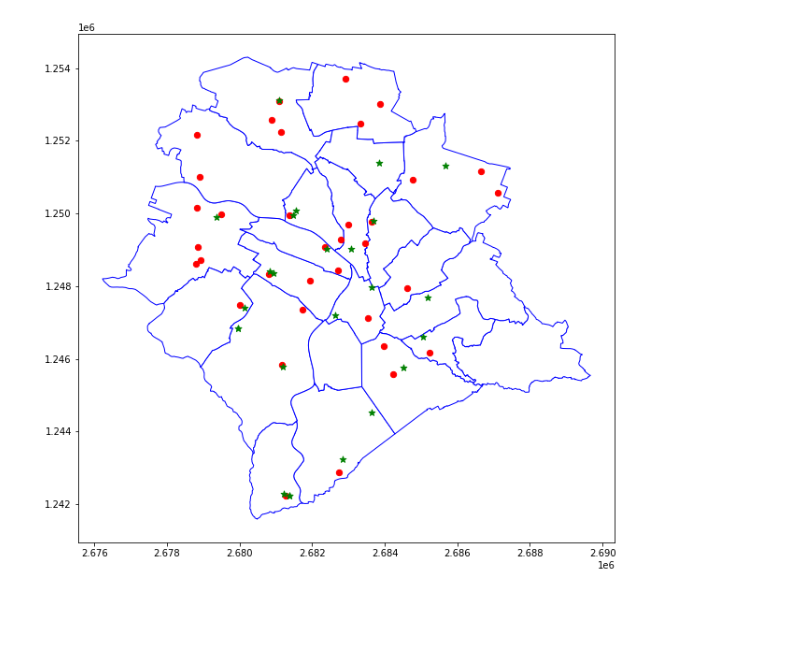
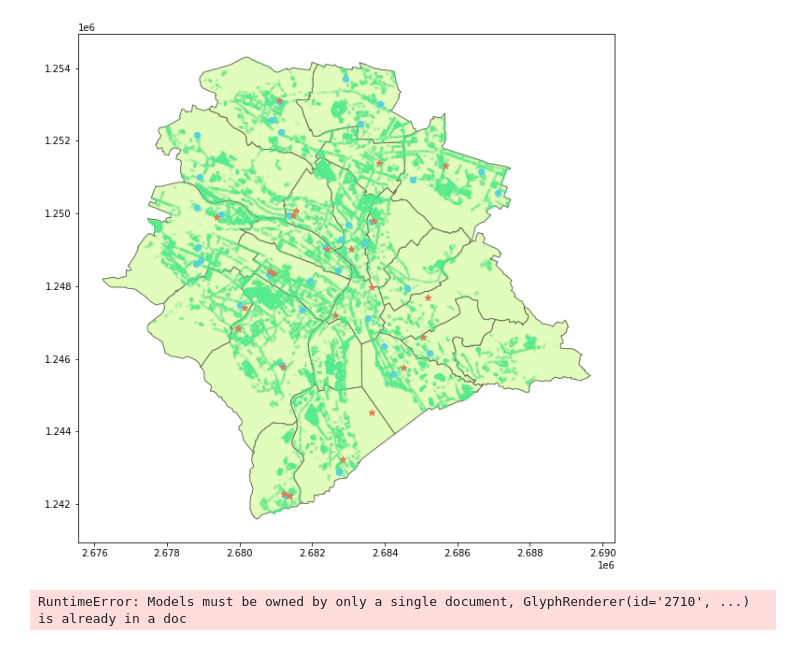
Before and after one commit to rejoha/collab, a Jupyter notebook: alterswohnungen_altersheime.ipynb, the cells around one changed output. Drawn from its saved outputs; the diff is of its cells as text; code cells hidden in the pictures; blank space fills up the shorter version.

Commit message:
alterswohnung data and update

```diff
--- a/alterswohnungen_altersheime.ipynb
+++ b/alterswohnungen_altersheime.ipynb
@@ -19,4 +19,8 @@ apartments.plot()
 gdf_centres = gdf['da']=='Alterszentren'
 centres = gdf[gdf_centres]
 centres.plot()
+
+# Load trees
+path_to_data = 'Baumstandort.csv'
+trees = geopandas.read_file(path_to_data, GEOM_POSSIBLE_NAMES="geometry", KEEP_GEOM_COLUMNS="NO")
 # %% [output]
@@ -27,13 +30,14 @@ centres.plot()
 # %%
 # Load base map
 ch = geopandas.read_file('data/stzh.adm_verwaltungsquartiere_a.shp')
-base = ch.plot(color='white', edgecolor='blue', figsize = (15, 10))
+base = ch.plot(color='#E2FCBB', edgecolor='#647356', figsize = (15, 10))
 
 # Plot point data on base map
-apartments.plot(ax=base, marker = 'o', color = 'red', markersize=40)
-centres.plot(ax=base, marker = '*', color = 'green', markersize=50)
+trees.plot(ax=base, color = '#55EB8E', alpha = 0.1, markersize=3)
+apartments.plot(ax=base, marker = 'o', color = '#57D3DE', markersize=40, legend = "True")
+centres.plot(ax=base, marker = '*', color = '#DE7B57', markersize=50, legend = "True")
 
 import matplotlib.pyplot as plt
 plt.savefig('altersheime.jpg')
 # %% [output]
-[figure, old version]
+[figure, new version]
@@ -39,0 +78,16 @@ plt.savefig('altersheime.jpg')
+# %%
+# Plots the elderly homes
+plot_apartments = p.circle(source = apartmentsource, color = 'red',
+                 size = 5, alpha = 0.3)
+plot_centres = p.circle(source = centresource, color = 'blue',
+                 size = 5, alpha = 0.3)
+# Add hover tool
+p.add_tools(HoverTool(renderers = [plot_apartments],
+                      tooltips = [('Name', '@name'),
+                                  ('Typ', '@da'),
+                                  ]))
+# plot, and add it to the current document
+layout = column(p)
+show(layout)
+# %% [output]
+RuntimeError: Models must be owned by only a single document, GlyphRenderer(id='2710', ...) is already in a doc
```
Also changed, not shown: parts of 2 cells of this notebook, 1 other file.
